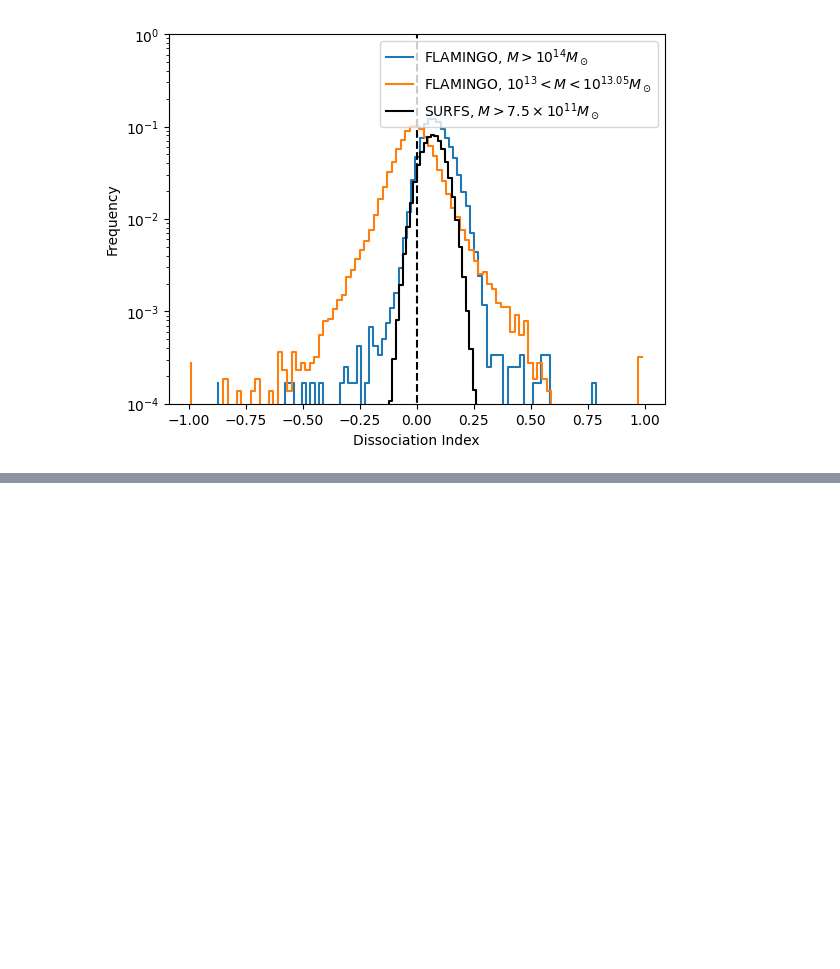
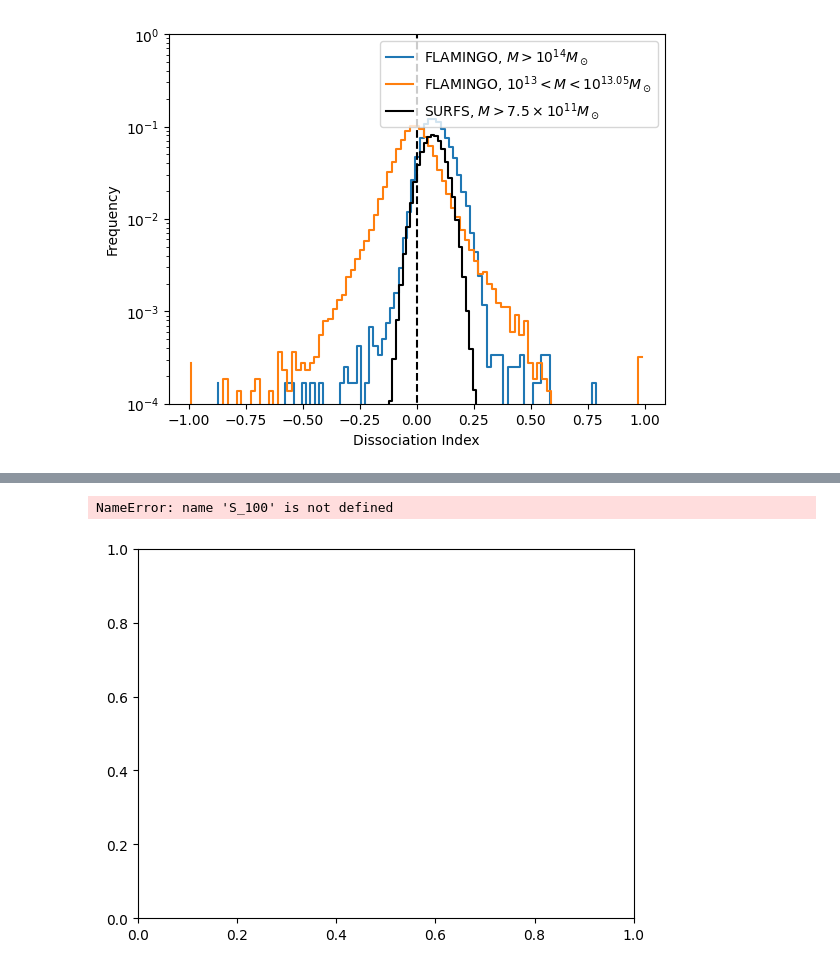
Before and after one commit to yjqqyjq/code, a Jupyter notebook: plot_s.ipynb, the cells around one changed output, grey strips where cells are left out. Cells and saved outputs as stored; diff of their text form; code cells hidden in the pictures; blank space fills up the shorter version.

```diff
--- a/plot_s.ipynb
+++ b/plot_s.ipynb
@@ -83,0 +172,27 @@ fig.savefig("/Users/24756376/plot/Flamingo/L1000N0900/Dissociation_compare_mem_2
+# %%
+import matplotlib.pyplot as plt
+import numpy as np
+import h5py
+f=h5py.File("/Users/24756376/data/Flamingo/L1000N0900/halos_ranked.hdf5",'r')
+c=np.array(f["c200"])
+r200=np.array(f["r200"])
+r100=np.array(f["r100"])
+r50=np.array(f["r50"])
+mass=np.array(f['mass'])[r200>0]
+r200=r200[r200!=0]
+r100=r100[r100!=0]
+r50=r50[r50!=0]
+c=c[c!=0]
+f.close()
+
+fig = plt.figure()
+ax=plt.subplot(1,1,1)
+
+p=ax.scatter(c[S_100>-10],(r100/r200)[S_100>-10],c=r200[S_100>-10],s=0.2,alpha=0.5)
+ax.scatter(c[S_c>0.2],(r100/r200)[S_c>0.2],c="k",s=0.5)
+plt.colorbar(p)
+print((r100/r200)[np.argwhere(S_100>0.3)])
+#ax.scatter(r200,r50/r100,s=0.2,alpha=0.1)
+# %% [output]
+NameError: name 'S_100' is not defined
+[figure, added]
```
Also changed, not shown: parts of 4 cells of this notebook, 16 other files.
